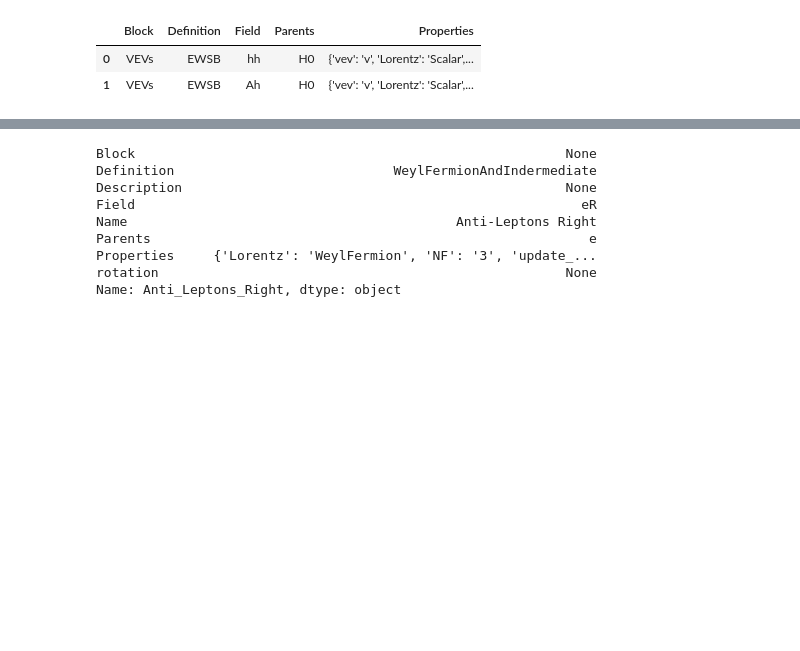
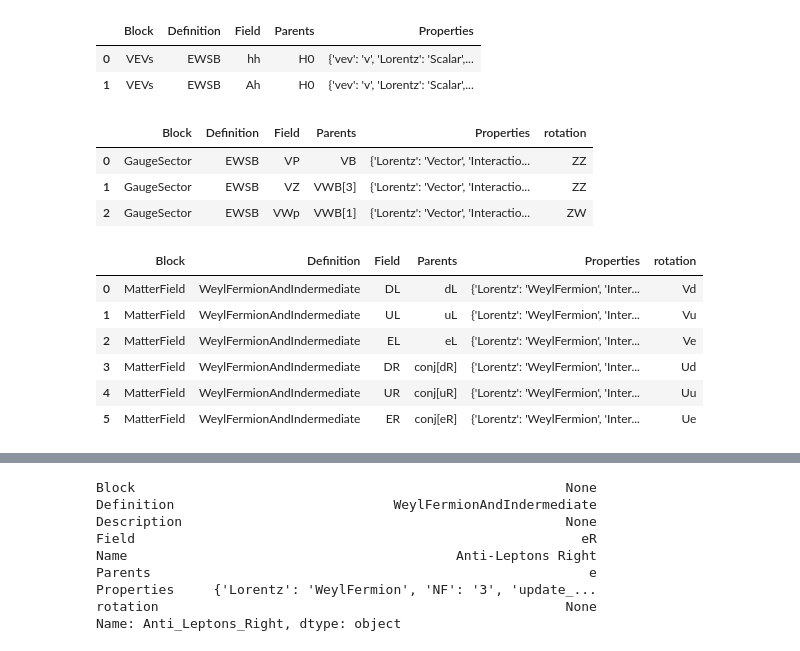
Before and after one commit to restrepo/BSM-Submodules, a Jupyter notebook: SARAH.ipynb, the cells around one changed output, grey strips where cells are left out. Saved outputs shown, nothing was run; the diff lists cells and outputs as text; code cells hidden in the pictures; blank space fills up the shorter version.

```diff
--- a/SARAH.ipynb
+++ b/SARAH.ipynb
@@ -290,3 +330,20 @@ pd.DataFrame(s.parse_vevs_particles())
 |  | Block | Definition | Field | Parents | Properties |
 | 0 | VEVs | EWSB | hh | H0 | {'vev': 'v', 'Lorentz': 'Scalar',... |
 | 1 | VEVs | EWSB | Ah | H0 | {'vev': 'v', 'Lorentz': 'Scalar',... |
+# %%
+pd.DataFrame(s.parse_diagonal_rotated_particles())
+# %% [output]
+|  | Block | Definition | Field | Parents | Properties | rotation |
+| 0 | GaugeSector | EWSB | VP | VB | {'Lorentz': 'Vector', 'Interactio... | ZZ |
+| 1 | GaugeSector | EWSB | VZ | VWB[3] | {'Lorentz': 'Vector', 'Interactio... | ZZ |
+| 2 | GaugeSector | EWSB | VWp | VWB[1] | {'Lorentz': 'Vector', 'Interactio... | ZW |
+# %%
+pd.DataFrame(s.parse_bidiagonal_rotated_particles())
+# %% [output]
+|  | Block | Definition | Field | Parents | Properties | rotation |
+| 0 | MatterField | WeylFermionAndIndermediate | DL | dL | {'Lorentz': 'WeylFermion', 'Inter... | Vd |
+| 1 | MatterField | WeylFermionAndIndermediate | UL | uL | {'Lorentz': 'WeylFermion', 'Inter... | Vu |
+| 2 | MatterField | WeylFermionAndIndermediate | EL | eL | {'Lorentz': 'WeylFermion', 'Inter... | Ve |
+| 3 | MatterField | WeylFermionAndIndermediate | DR | conj[dR] | {'Lorentz': 'WeylFermion', 'Inter... | Ud |
+| 4 | MatterField | WeylFermionAndIndermediate | UR | conj[uR] | {'Lorentz': 'WeylFermion', 'Inter... | Uu |
+| 5 | MatterField | WeylFermionAndIndermediate | ER | conj[eR] | {'Lorentz': 'WeylFermion', 'Inter... | Ue |
```
Also changed, not shown: parts of 20 cells of this notebook.
